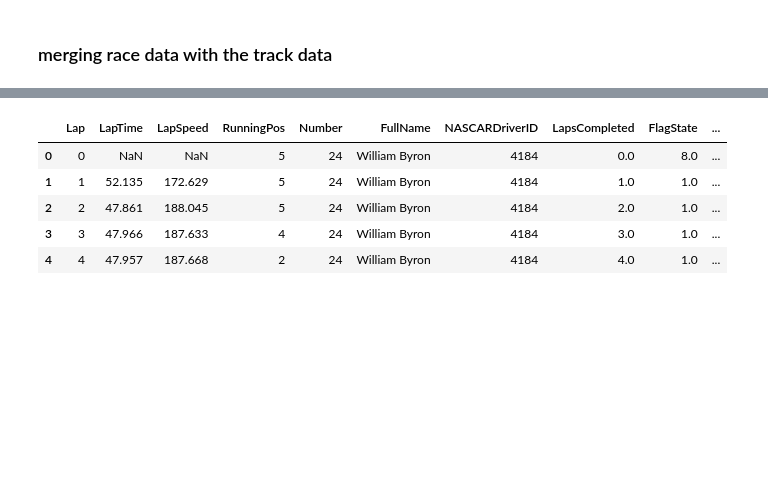
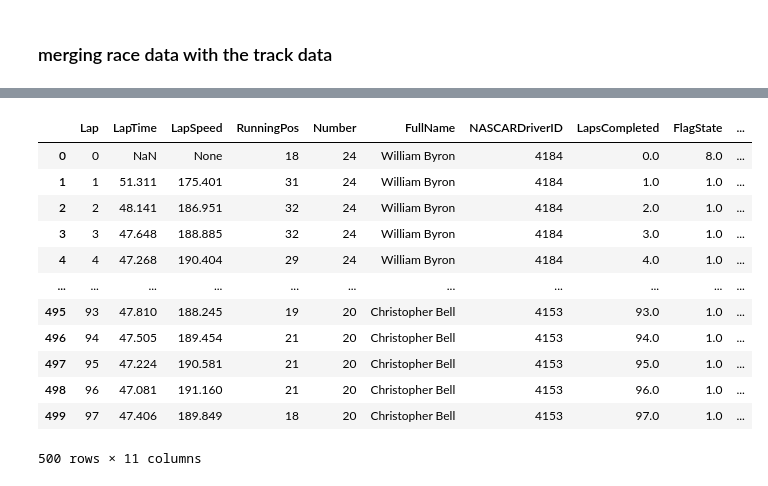
Before and after one commit to sieloffs/NASCAR-Analytics, a Jupyter notebook: Functions for Web Scraping.ipynb, the cells around one changed output, grey strips where cells are left out. Drawn from its saved outputs; the diff is of its cells as text; code cells hidden in the pictures; blank space fills up the shorter version.

```diff
--- a/Functions for Web Scraping.ipynb
+++ b/Functions for Web Scraping.ipynb
@@ -29,7 +29,7 @@ def get_track_info():
 ### Getting race data for each race in 2025
 # %%
 
-year = 2025
+year = 2024
 series_key = 'series_1'
 races = get_race_ids(year, series_key)
 races = races[races['race_type_id'] ==1]
@@ -68,53 +68,62 @@ races.head()
 # %%
-
+# function to get lap data for a single race
 def fetch_single_race(year,series_num, race_id):
     race_url = f"https://cf.nascar.com/cacher/{year}/{series_num}/{race_id}/lap-times.json"
     response = requests.get(race_url)
     data = response.json()
+    # pull out lap data and create a row for each driver lap time
     df = pd.json_normalize(
         data['laps'],
         record_path='Laps',
         meta=['Number', 'FullName', 'NASCARDriverID']
     )
-
+    # will need to adjust the flag key if more flag states are added in the future
     flag_key = {
     0: 'None',
     1: 'Green',
     2: 'Yellow',
     3: 'Red',
     4: 'White',
     5: 'Checkered',
     8: 'Hot Track',
     9: 'Cold Track'}
-
+    # create a dataframe for flag status and merge it with the lap data
     flag_status = pd.DataFrame(data['flags'])
     flag_status["FlagName"] = flag_status["FlagState"].map(flag_key).fillna("Unknown")
     df = pd.merge(df, flag_status, left_on = 'Lap', right_on = 'LapsCompleted', how = 'left')
 
     return df
 
-
+# function to get lap data for a list of races
 def get_lap_data(year, series_num, race_ids):
     lap_data = []
+    # run the single race function above for each race id
     for race_id in race_ids:
         race_data = fetch_single_race(year, series_num,race_id)
         race_data['race_id'] = race_id
         lap_data.append(race_data)
 
     lap_df = pd.concat(lap_data, ignore_index=True)
     return lap_df
 
 
-
+# create a list of race ids
 race_ids = races['race_id'].tolist()
 series_num = 1
 
+# get lap data from the function above
 lap_df = get_lap_data(year, series_num, race_ids)
-lap_df.head()
 # %% [output]
 |  | Lap | LapTime | LapSpeed | RunningPos | Number | FullName | NASCARDriverID | LapsCompleted | FlagState | ... |
-| 0 | 0 | NaN | NaN | 5 | 24 | William Byron | 4184 | 0.0 | 8.0 | ... |
-| 1 | 1 | 52.135 | 172.629 | 5 | 24 | William Byron | 4184 | 1.0 | 1.0 | ... |
-| 2 | 2 | 47.861 | 188.045 | 5 | 24 | William Byron | 4184 | 2.0 | 1.0 | ... |
-| 3 | 3 | 47.966 | 187.633 | 4 | 24 | William Byron | 4184 | 3.0 | 1.0 | ... |
-| 4 | 4 | 47.957 | 187.668 | 2 | 24 | William Byron | 4184 | 4.0 | 1.0 | ... |
+| 0 | 0 | NaN | None | 18 | 24 | William Byron | 4184 | 0.0 | 8.0 | ... |
+| 1 | 1 | 51.311 | 175.401 | 31 | 24 | William Byron | 4184 | 1.0 | 1.0 | ... |
+| 2 | 2 | 48.141 | 186.951 | 32 | 24 | William Byron | 4184 | 2.0 | 1.0 | ... |
+| 3 | 3 | 47.648 | 188.885 | 32 | 24 | William Byron | 4184 | 3.0 | 1.0 | ... |
+| 4 | 4 | 47.268 | 190.404 | 29 | 24 | William Byron | 4184 | 4.0 | 1.0 | ... |
+| ... | ... | ... | ... | ... | ... | ... | ... | ... | ... | ... |
+| 495 | 93 | 47.810 | 188.245 | 19 | 20 | Christopher Bell | 4153 | 93.0 | 1.0 | ... |
+| 496 | 94 | 47.505 | 189.454 | 21 | 20 | Christopher Bell | 4153 | 94.0 | 1.0 | ... |
+| 497 | 95 | 47.224 | 190.581 | 21 | 20 | Christopher Bell | 4153 | 95.0 | 1.0 | ... |
+| 498 | 96 | 47.081 | 191.160 | 21 | 20 | Christopher Bell | 4153 | 96.0 | 1.0 | ... |
+| 499 | 97 | 47.406 | 189.849 | 18 | 20 | Christopher Bell | 4153 | 97.0 | 1.0 | ... |
+500 rows × 11 columns
```
Also changed, not shown: parts of 6 cells of this notebook.
